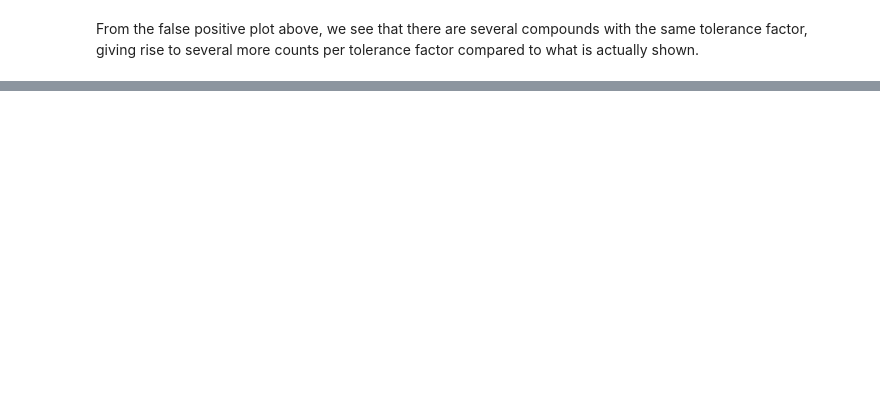
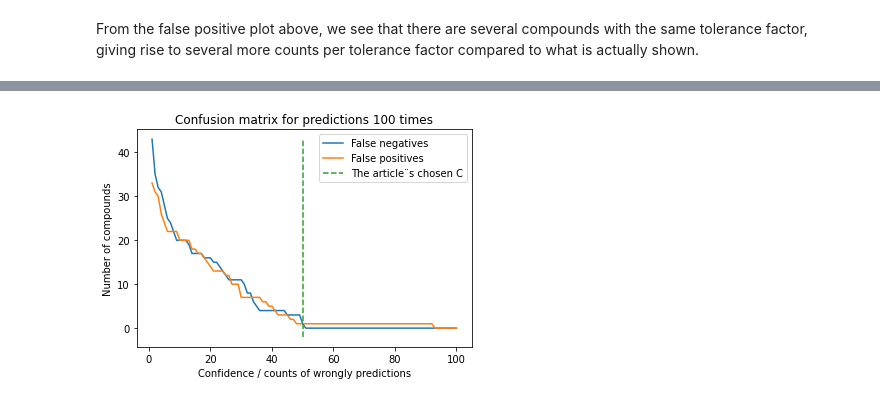
Before and after one commit to ohebbi/predicting-ABO3-structures, a Jupyter notebook: notebooks/perovskite-article/supervisedModels.ipynb, the cells around one changed output, grey strips where cells are left out. Drawn from its saved outputs; the diff is of its cells as text; code cells hidden in the pictures; blank space fills up the shorter version.

Commit message:
Confidence for part 1

```diff
--- a/notebooks/perovskite-article/supervisedModels.ipynb
+++ b/notebooks/perovskite-article/supervisedModels.ipynb
@@ -79,7 +79,7 @@ Name: t, Length: 390, dtype: float64
 Under follows the general model runModel that takes the as parameter which model to run and returns nice statistics formatted as a dictionary.
 # %%
 numberRuns = 50
-totalRuns = 2*numberRuns
+totalRuns = 1#2*numberRuns
 
 def runSupervisedModel(classifier, X, y, numberRuns, featureImportance = False):
 
@@ -130,6 +130,7 @@ def runSupervisedModel(classifier, X, y, numberRuns, featureImportance = False):
         modelResults['falsePositives'][falsePositives] += 1
         modelResults['falseNegatives'][falseNegatives] += 1
         modelResults['confusionMatrix'] = confusion_matrix(y_test, y_pred)
+        #modelResults['y_pred_full']     = y_pred_full
 
         if (featureImportance):
             modelResults['importantKeys'][sel_classifier.get_support()] += 1
@@ -382,0 +390,34 @@ fig.show()
+# %%
+confidence = np.linspace(0,99,100)
+#confidence = 95 # % confidence. Put as 50 or more.
+mat = np.zeros((len(confidence),2,2))
+bigger_than = 100-confidence
+
+#Finding true positives and true negatives as a function of confidence
+for i, conf in enumerate(confidence):
+    bigger_than = 100 - conf
+    confidence[i] = bigger_than
+    #print(conf)
+    models["gradientBoost"]["y_pred_full"] =  y.values.reshape(-1,).copy()
+
+    models["gradientBoost"]["y_pred_full"]\
+        [data['Compound'][models["gradientBoost"]['falseNegatives'] > bigger_than].index] = 0
+
+    models["gradientBoost"]["y_pred_full"]\
+        [data['Compound'][models["gradientBoost"]['falsePositives'] > bigger_than].index] = 1
+
+    mat[i] = confusion_matrix(y.values.reshape(-1,), models["gradientBoost"]["y_pred_full"])
+
+plt.plot(confidence, mat[:,0,1])
+plt.plot(confidence, mat[:,1,0])
+plt.plot([50,50],[-2,np.max(mat[:,0,1])], "--")
+#plt.plot(confidence, mat[:,1,1])
+#plt.plot(confidence, mat[:,0,0])
+
+plt.xlabel("Confidence / counts of wrongly predictions")
+plt.ylabel("Number of compounds")
+plt.title("Confusion matrix for predictions 100 times")
+plt.legend(["False negatives", "False positives", "The article¨s chosen C"])
+plt.show()
+# %% [output]
+[figure, added]
```
Also changed, not shown: parts of 6 cells of this notebook.
